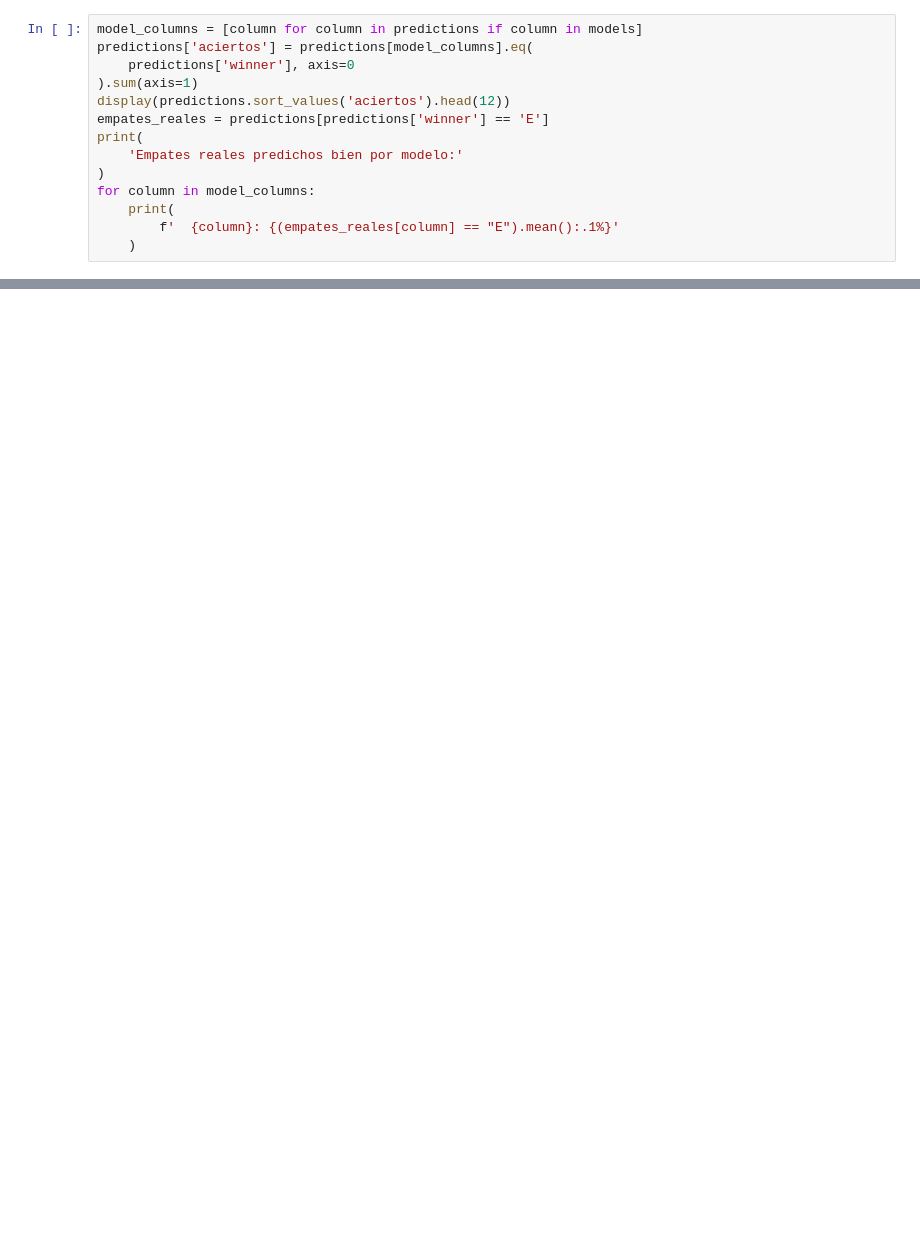
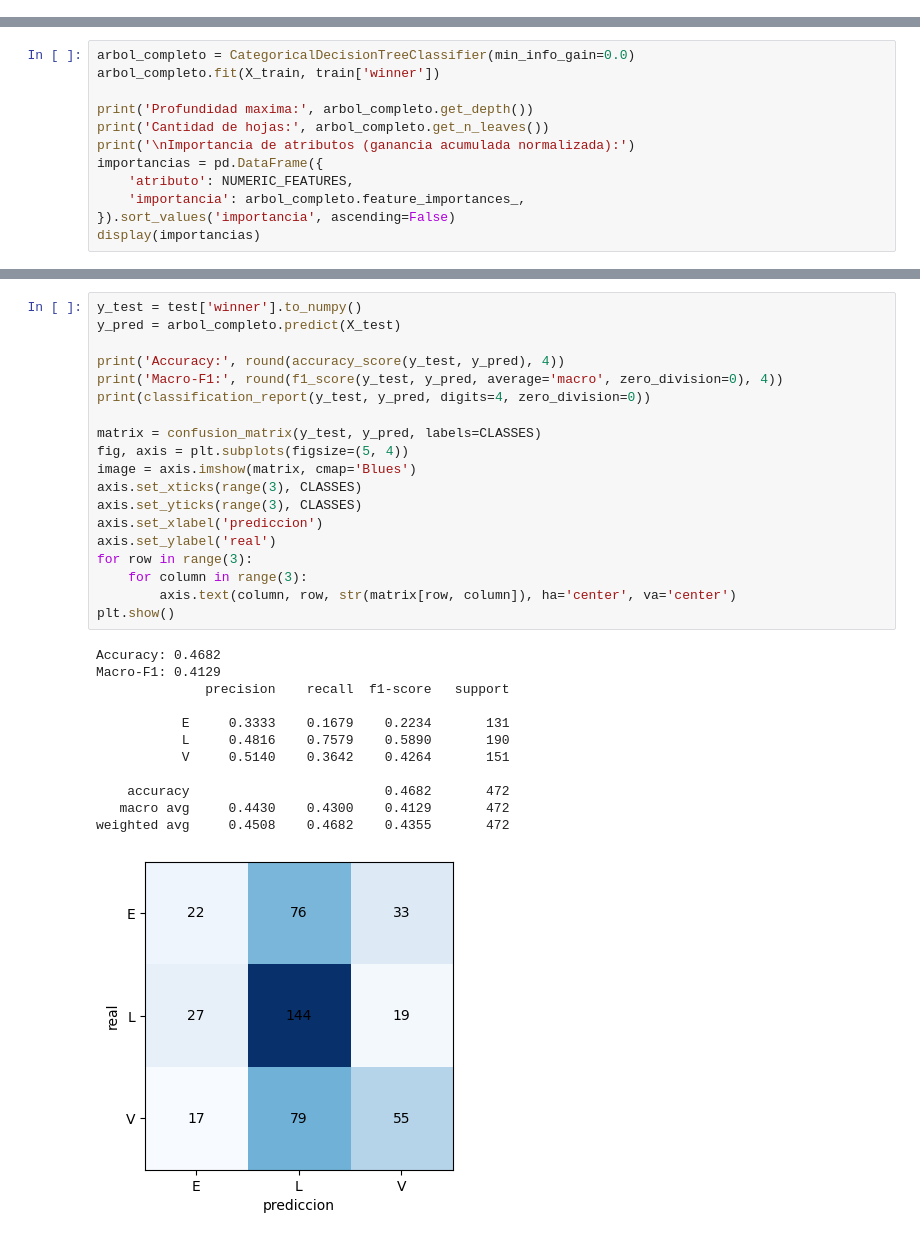
Before and after one commit to agustinocchiuzzi/laboratorioAprendAut1, a Jupyter notebook: notebook.ipynb, the cells around one changed output, grey strips where cells are left out. Cells and saved outputs as stored; diff of their text form; blank space fills up the shorter version.

```diff
--- a/notebook.ipynb
+++ b/notebook.ipynb
@@ -254,14 +0,0 @@ Casos donde los modelos disienten y empates mal predichos para elegir ejemplos d
-# %%
-model_columns = [column for column in predictions if column in models]
-predictions['aciertos'] = predictions[model_columns].eq(
-    predictions['winner'], axis=0
-).sum(axis=1)
-display(predictions.sort_values('aciertos').head(12))
-empates_reales = predictions[predictions['winner'] == 'E']
-print(
-    'Empates reales predichos bien por modelo:'
-)
-for column in model_columns:
-    print(
-        f'  {column}: {(empates_reales[column] == "E").mean():.1%}'
-    )
@@ -276,0 +293,12 @@ for column in model_columns:
+# %%
+arbol_completo = CategoricalDecisionTreeClassifier(min_info_gain=0.0)
+arbol_completo.fit(X_train, train['winner'])
+
+print('Profundidad maxima:', arbol_completo.get_depth())
+print('Cantidad de hojas:', arbol_completo.get_n_leaves())
+print('\nImportancia de atributos (ganancia acumulada normalizada):')
+importancias = pd.DataFrame({
+    'atributo': NUMERIC_FEATURES,
+    'importancia': arbol_completo.feature_importances_,
+}).sort_values('importancia', ascending=False)
+display(importancias)
@@ -276,0 +325,32 @@ for column in model_columns:
+# %%
+y_test = test['winner'].to_numpy()
+y_pred = arbol_completo.predict(X_test)
+
+print('Accuracy:', round(accuracy_score(y_test, y_pred), 4))
+print('Macro-F1:', round(f1_score(y_test, y_pred, average='macro', zero_division=0), 4))
+print(classification_report(y_test, y_pred, digits=4, zero_division=0))
+
+matrix = confusion_matrix(y_test, y_pred, labels=CLASSES)
+fig, axis = plt.subplots(figsize=(5, 4))
+image = axis.imshow(matrix, cmap='Blues')
+axis.set_xticks(range(3), CLASSES)
+axis.set_yticks(range(3), CLASSES)
+axis.set_xlabel('prediccion')
+axis.set_ylabel('real')
+for row in range(3):
+    for column in range(3):
+        axis.text(column, row, str(matrix[row, column]), ha='center', va='center')
+plt.show()
+# %% [output]
+Accuracy: 0.4682
+Macro-F1: 0.4129
+              precision    recall  f1-score   support
+
+           E     0.3333    0.1679    0.2234       131
+           L     0.4816    0.7579    0.5890       190
+           V     0.5140    0.3642    0.4264       151
+
+    accuracy                         0.4682       472
+   macro avg     0.4430    0.4300    0.4129       472
+weighted avg     0.4508    0.4682    0.4355       472
+[figure, added]
```
Also changed, not shown: parts of 40 cells of this notebook, 2 other files.
